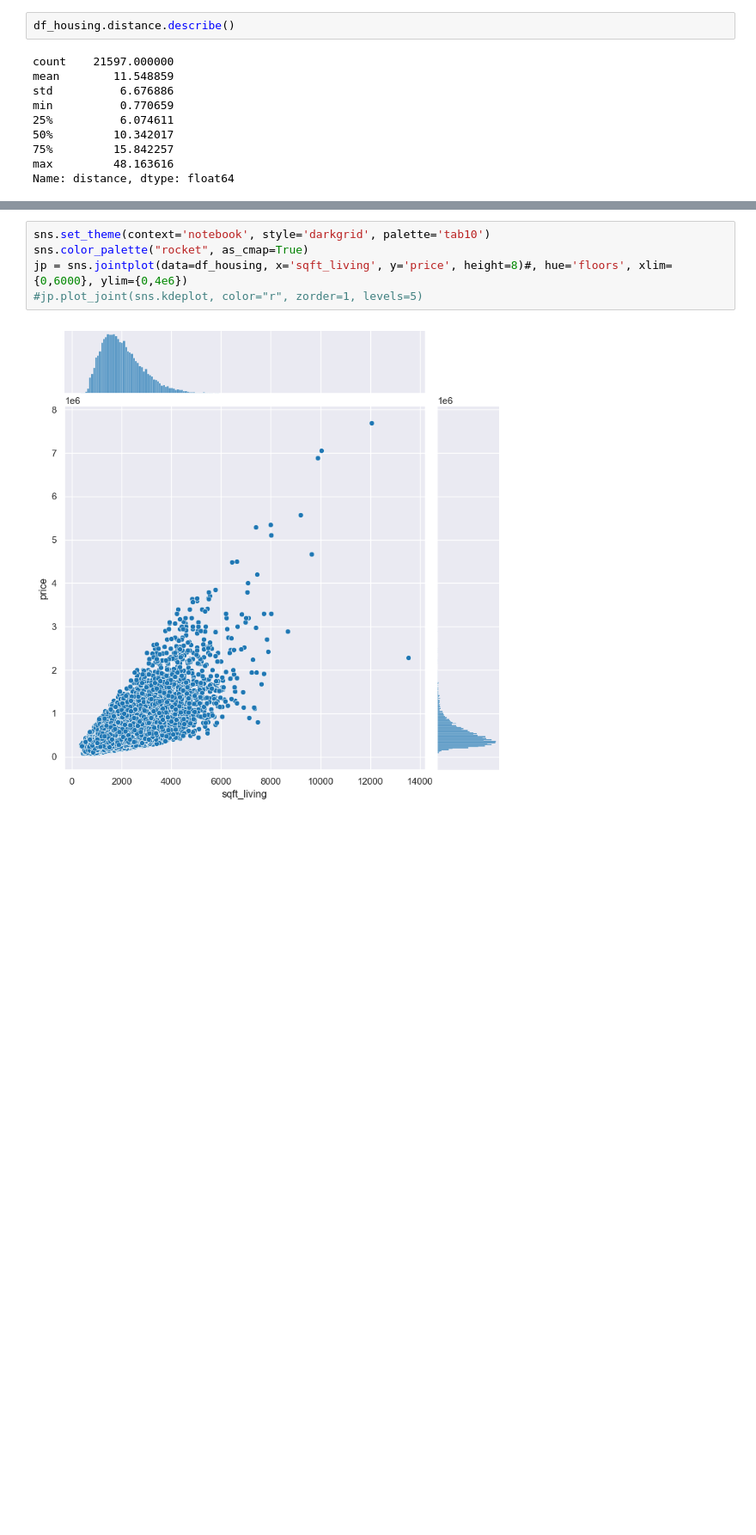
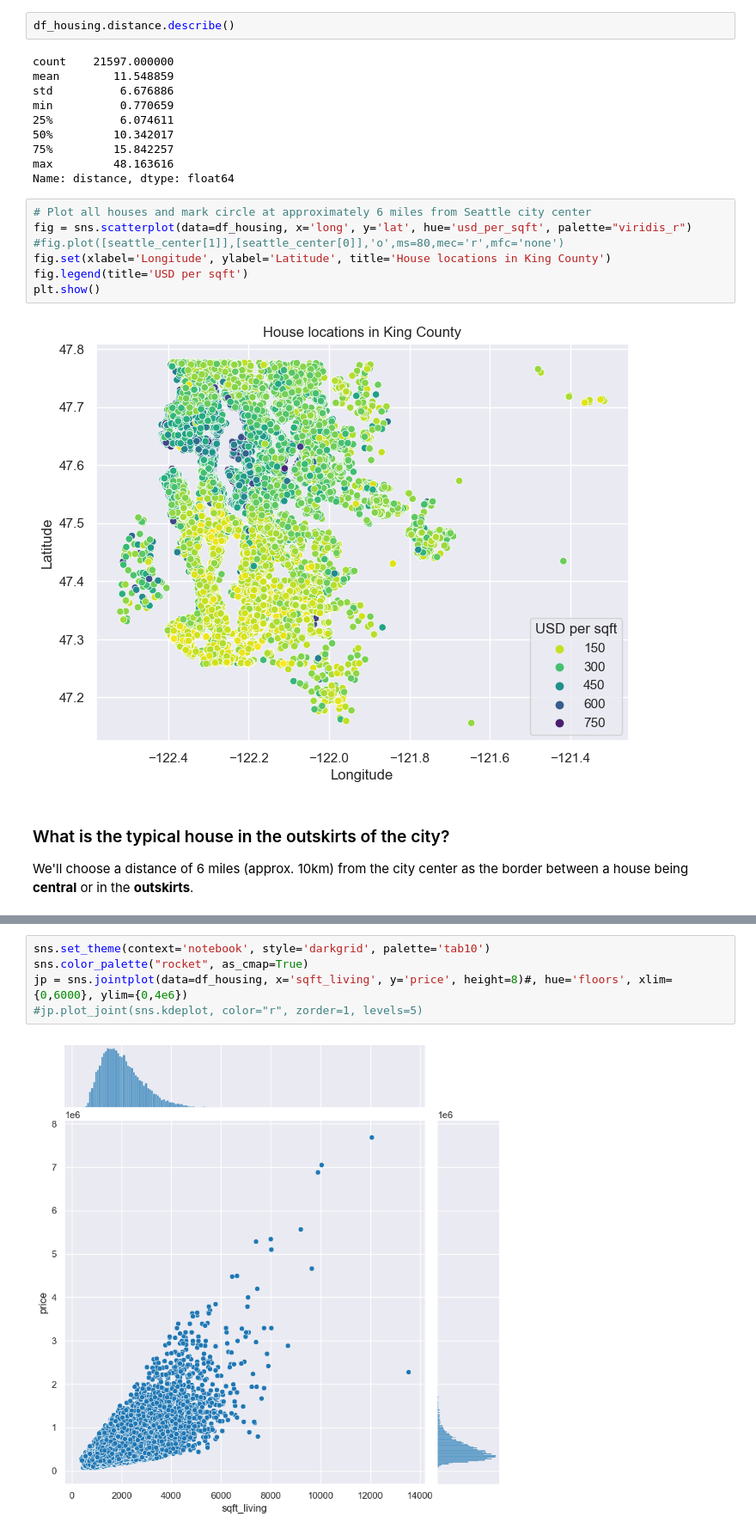
Before and after one commit to markus-baden/eda-king-county-housing, a Jupyter notebook: EDA.ipynb, the cells around one changed output, grey strips where cells are left out. Shown at 86% size. Drawn from its saved outputs; the diff is of its cells as text; blank space fills up the shorter version.

```diff
--- a/EDA.ipynb
+++ b/EDA.ipynb
@@ -225,3 +213,15 @@ min          0.770659
 75%         15.842257
 max         48.163616
 Name: distance, dtype: float64
+# %%
+# Plot all houses and mark circle at approximately 6 miles from Seattle city center
+fig = sns.scatterplot(data=df_housing, x='long', y='lat', hue='usd_per_sqft', palette="viridis_r")
+#fig.plot([seattle_center[1]],[seattle_center[0]],'o',ms=80,mec='r',mfc='none')
+fig.set(xlabel='Longitude', ylabel='Latitude', title='House locations in King County')
+fig.legend(title='USD per sqft')
+plt.show()
+# %% [output]
+[figure, added]
+# %% [markdown]
+### What is the typical house in the outskirts of the city?
+We'll choose a distance of 6 miles (approx. 10km) from the city center as the border between a house being **central** or in the **outskirts**.
```
Also changed, not shown: parts of 36 cells of this notebook, 12 other files.
